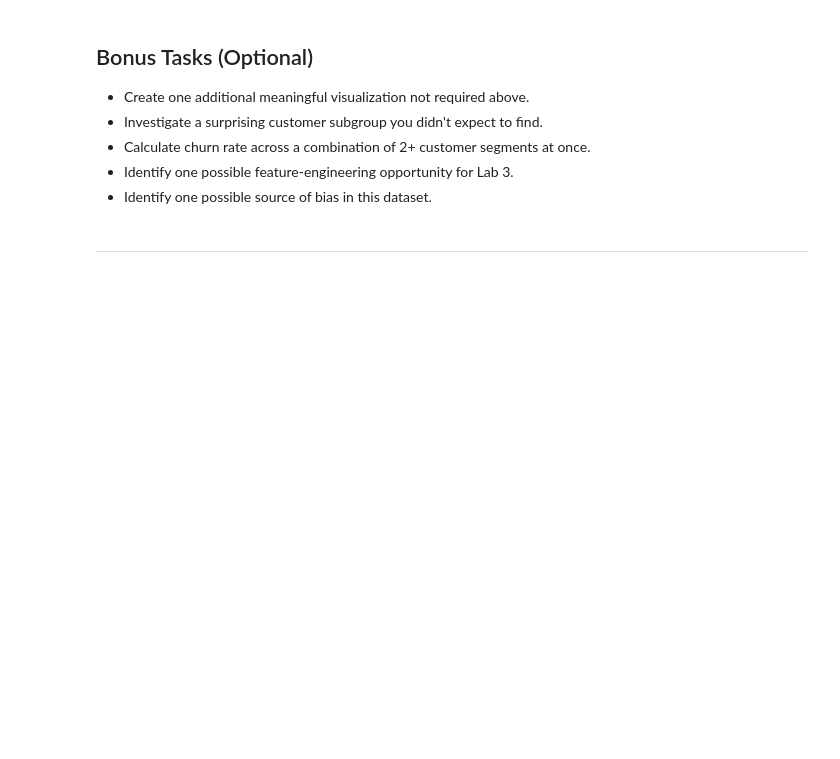
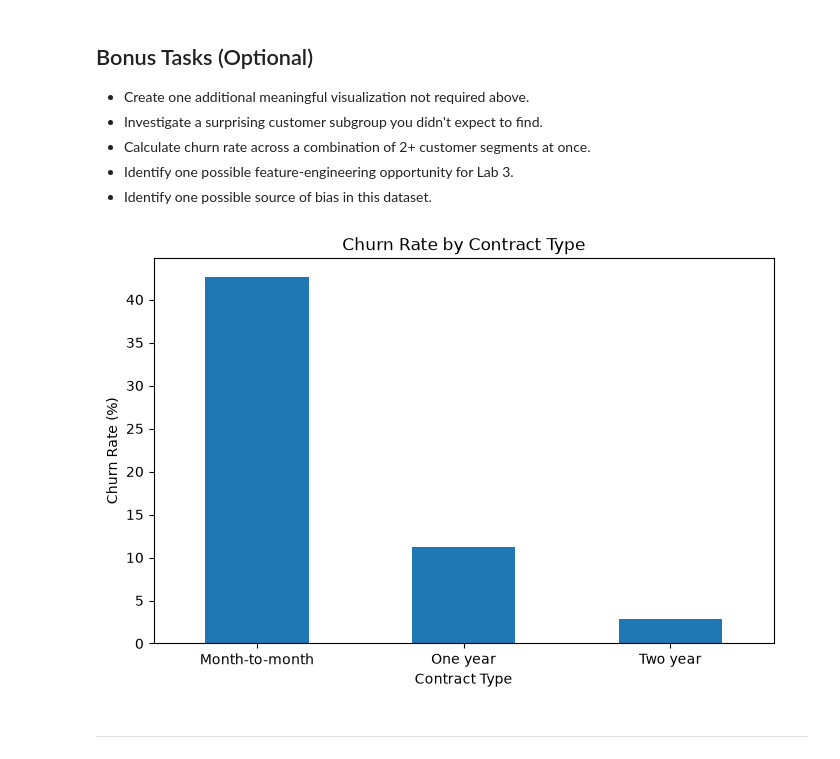
Before and after one commit to arshadalikhokhar05-sketch/machine-learning-data-preprocessing-lab, a Jupyter notebook: Lab2_Data_Cleaning_EDA_Template.ipynb, the cells around one changed output. Saved outputs shown, nothing was run; the diff lists cells and outputs as text; code cells hidden in the pictures; blank space fills up the shorter version.

```diff
--- a/Lab2_Data_Cleaning_EDA_Template.ipynb
+++ b/Lab2_Data_Cleaning_EDA_Template.ipynb
@@ -910,3 +907,22 @@ Repeat this block for each of your five findings.
+# %%
+# Bonus — optional exploration
+contract_churn_rate = (
+    pd.crosstab(
+        clean_df["Contract"],
+        clean_df["Churn"],
+        normalize="index"
+    )["Yes"] * 100
+)
+
+contract_churn_rate.plot(kind="bar", figsize=(8, 5))
+
+plt.xlabel("Contract Type")
+plt.ylabel("Churn Rate (%)")
+plt.title("Churn Rate by Contract Type")
+plt.xticks(rotation=0)
+plt.show()
+# %% [output]
+[figure, added]
 # %% [markdown]
 ---
 # %% [markdown]
```
Also changed, not shown: parts of 3 cells of this notebook.
